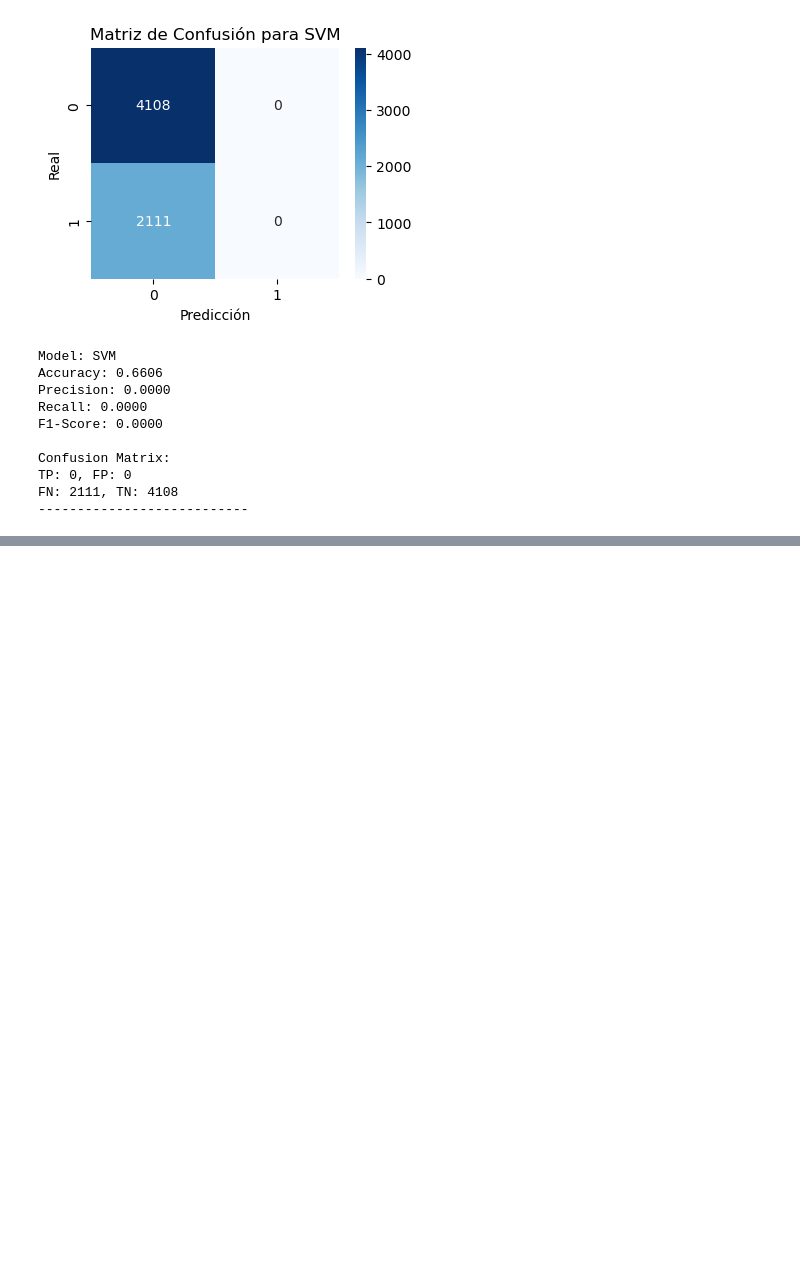
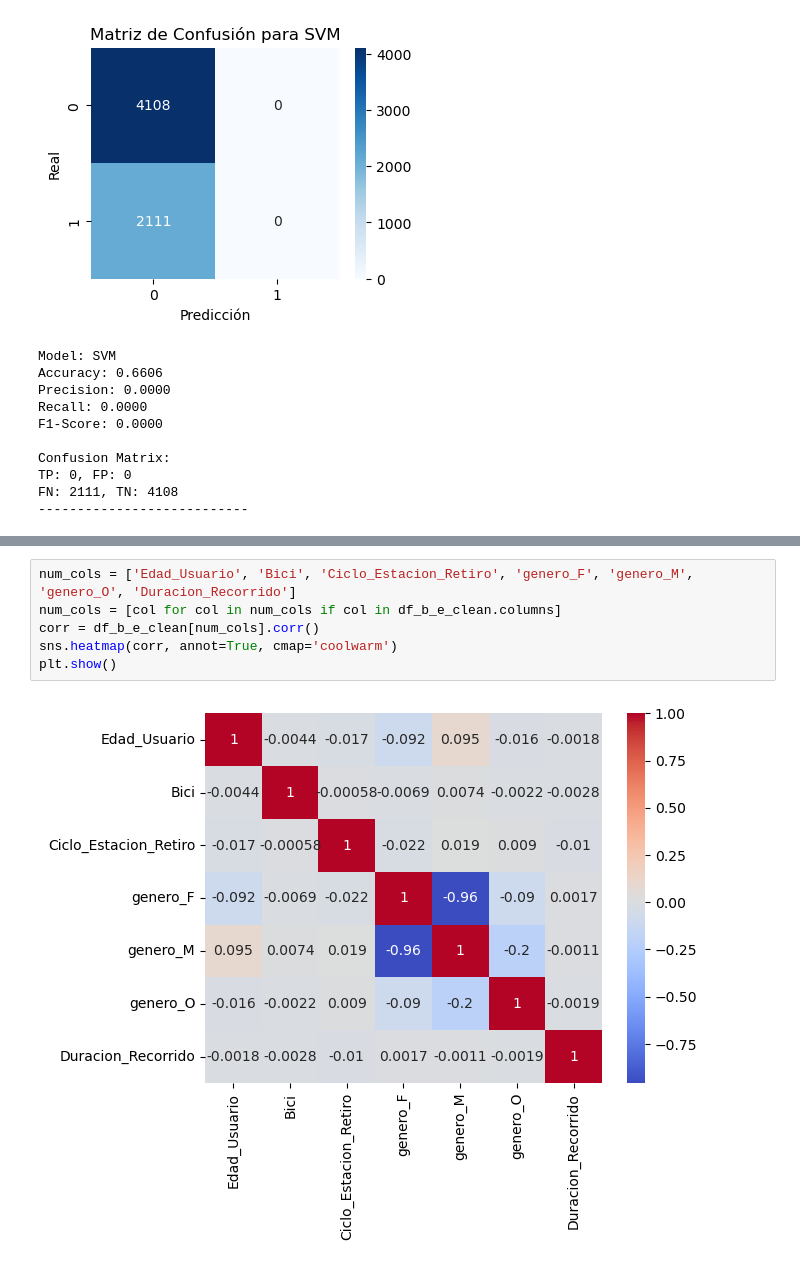
Before and after one commit to LeriAx75/AI_M2, a Jupyter notebook: ecobici analisis/ecobici.ipynb, the cells around one changed output, grey strips where cells are left out. Drawn from its saved outputs; the diff is of its cells as text; blank space fills up the shorter version.

```diff
--- a/ecobici analisis/ecobici.ipynb
+++ b/ecobici analisis/ecobici.ipynb
@@ -542,0 +561,8 @@ FN: 2111, TN: 4108
+# %%
+num_cols = ['Edad_Usuario', 'Bici', 'Ciclo_Estacion_Retiro', 'genero_F', 'genero_M', 'genero_O', 'Duracion_Recorrido']
+num_cols = [col for col in num_cols if col in df_b_e_clean.columns]
+corr = df_b_e_clean[num_cols].corr()
+sns.heatmap(corr, annot=True, cmap='coolwarm')
+plt.show()
+# %% [output]
+[figure, added]
```
Also changed, not shown: parts of 9 cells of this notebook, 1 other file.
